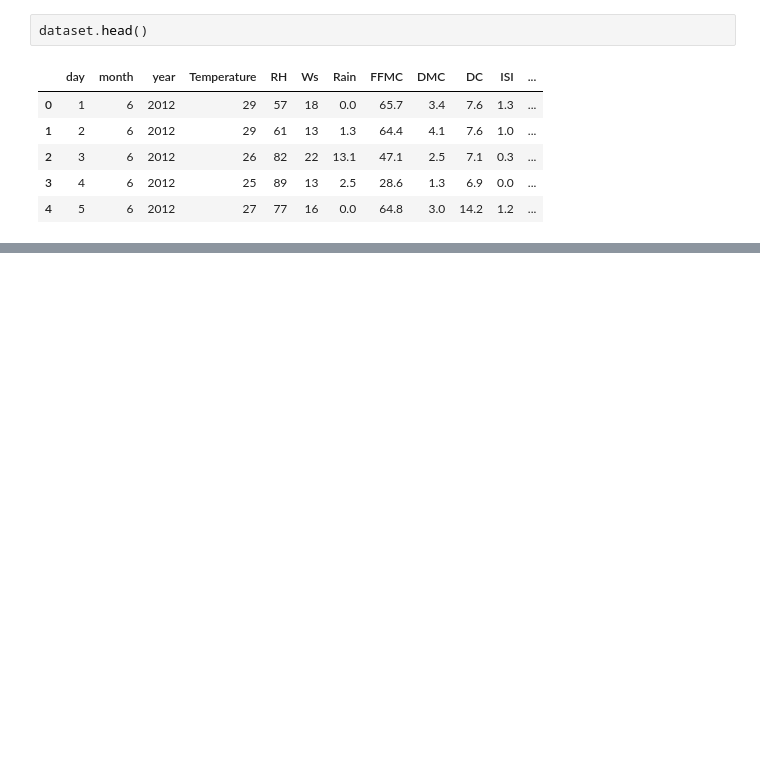
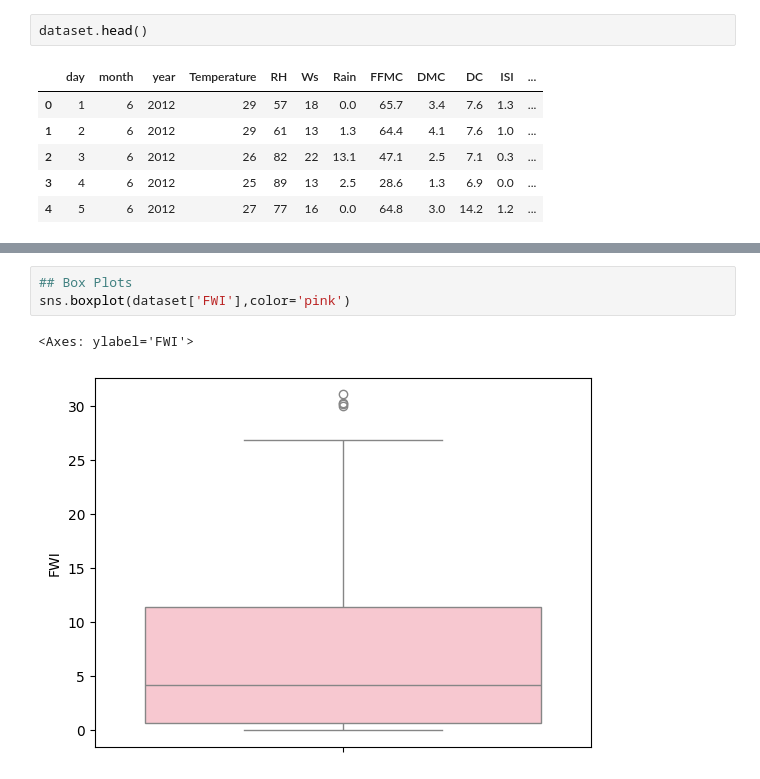
Before and after one commit to prerna-m01/Machine-Learning-DL-NLP-Notes, a Jupyter notebook: Ridge, Lasso Regression/Practical.ipynb, the cells around one changed output, grey strips where cells are left out. Cells and saved outputs as stored; diff of their text form; blank space fills up the shorter version.

```diff
--- a/Ridge, Lasso Regression/Practical.ipynb
+++ b/Ridge, Lasso Regression/Practical.ipynb
@@ -319,0 +440,6 @@ dataset.head()
+# %%
+## Box Plots
+sns.boxplot(dataset['FWI'],color='pink')
+# %% [output]
+<Axes: ylabel='FWI'>
+[figure, added]
```
Also changed, not shown: parts of 23 cells of this notebook, 2 other files.
